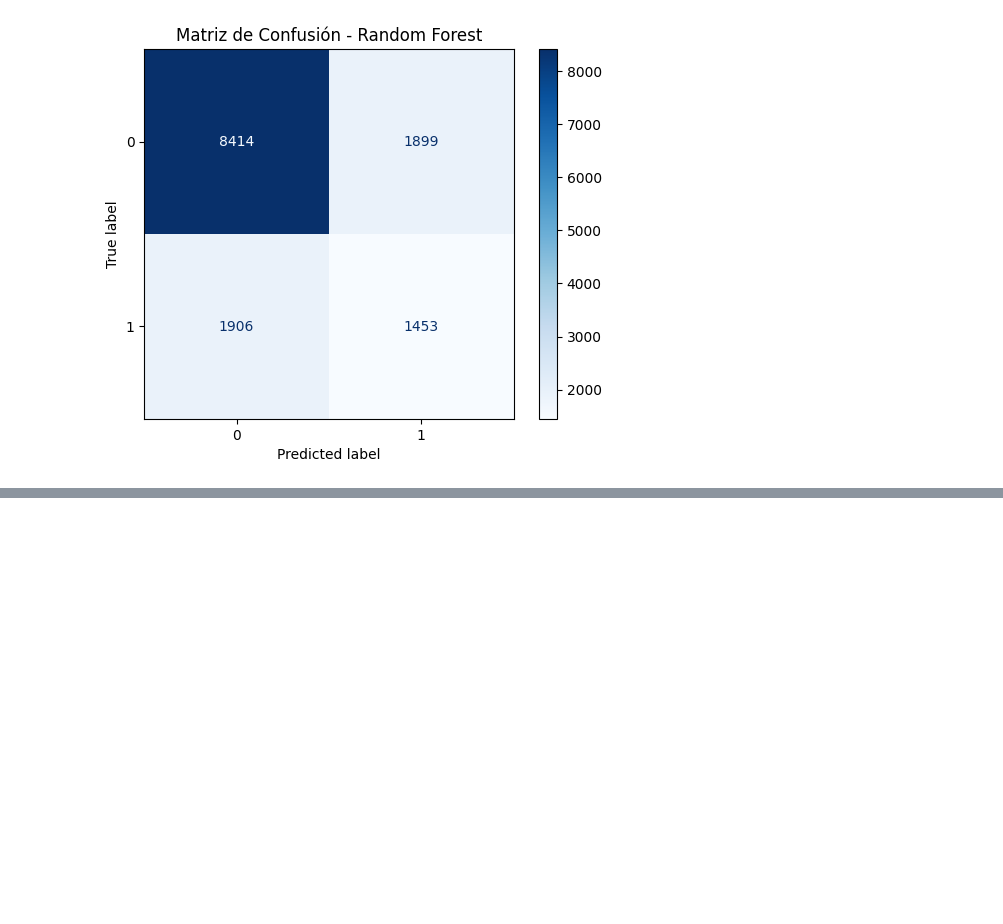
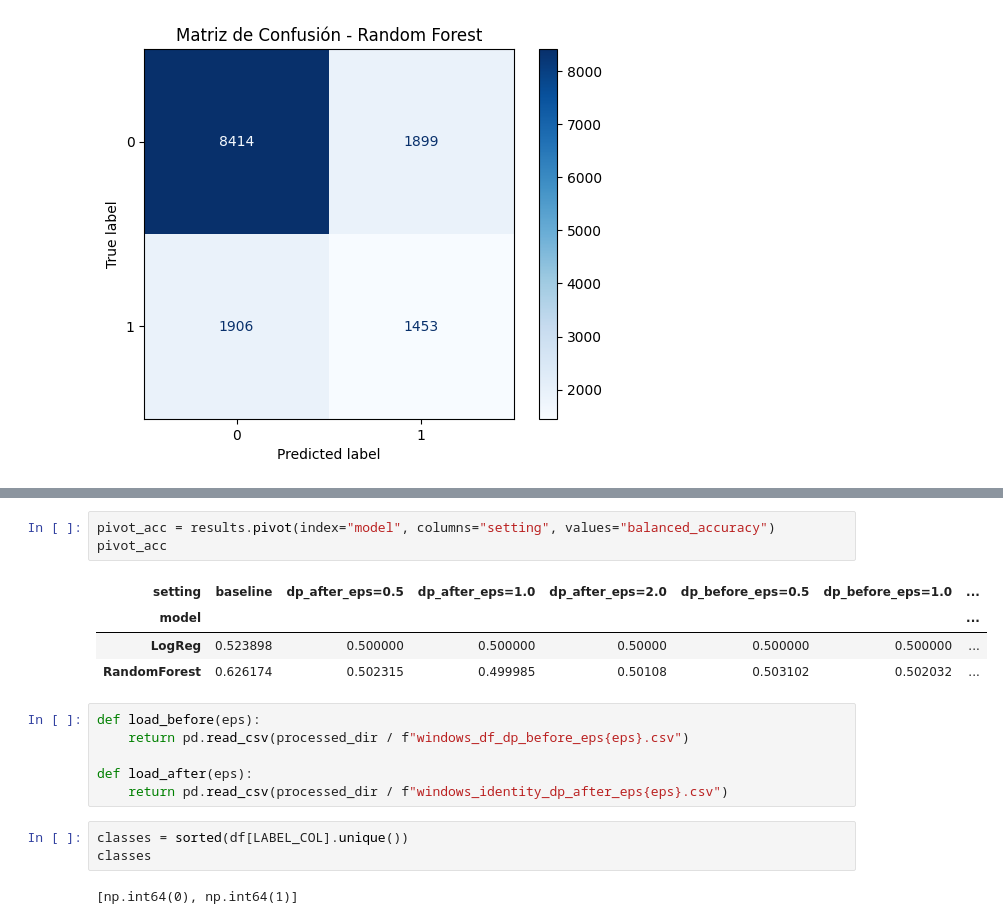
Before and after one commit to tjpoa/aih-privacy, a Jupyter notebook: notebooks/04_baseline_ml.ipynb, the cells around one changed output, grey strips where cells are left out. Drawn from its saved outputs; the diff is of its cells as text; blank space fills up the shorter version.

```diff
--- a/notebooks/04_baseline_ml.ipynb
+++ b/notebooks/04_baseline_ml.ipynb
@@ -179,0 +253,19 @@ summary
+# %%
+pivot_acc = results.pivot(index="model", columns="setting", values="balanced_accuracy")
+pivot_acc
+# %% [output]
+| setting | baseline | dp_after_eps=0.5 | dp_after_eps=1.0 | dp_after_eps=2.0 | dp_before_eps=0.5 | dp_before_eps=1.0 | ... |
+| model |  |  |  |  |  |  | ... |
+| LogReg | 0.523898 | 0.500000 | 0.500000 | 0.50000 | 0.500000 | 0.500000 | ... |
+| RandomForest | 0.626174 | 0.502315 | 0.499985 | 0.50108 | 0.503102 | 0.502032 | ... |
+# %%
+def load_before(eps):
+    return pd.read_csv(processed_dir / f"windows_df_dp_before_eps{eps}.csv")
+
+def load_after(eps):
+    return pd.read_csv(processed_dir / f"windows_identity_dp_after_eps{eps}.csv")
+# %%
+classes = sorted(df[LABEL_COL].unique())
+classes
+# %% [output]
+[np.int64(0), np.int64(1)]
```
Also changed, not shown: parts of 14 cells of this notebook.
